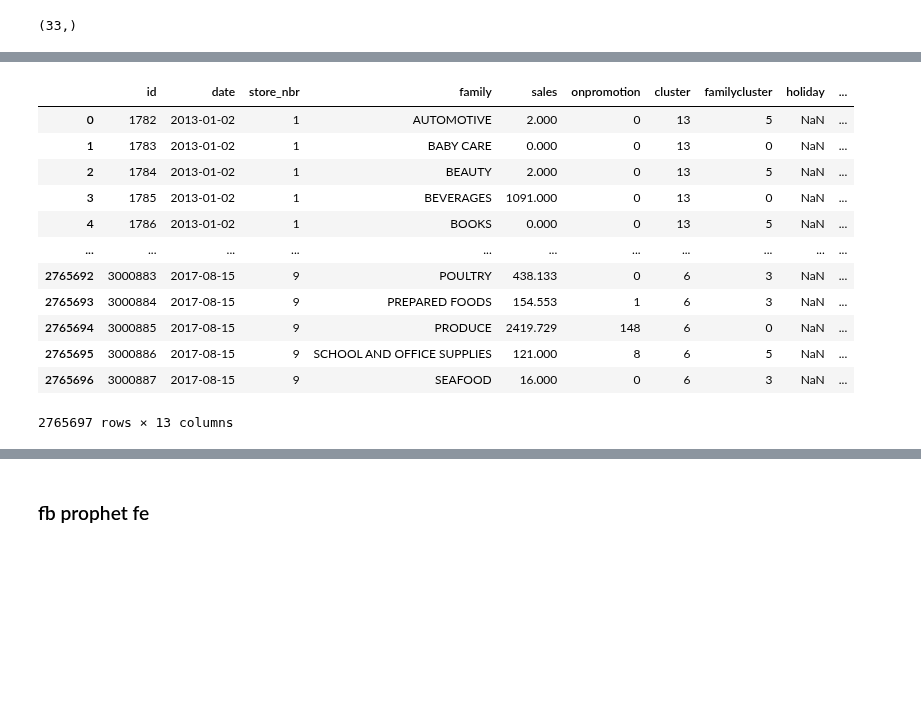
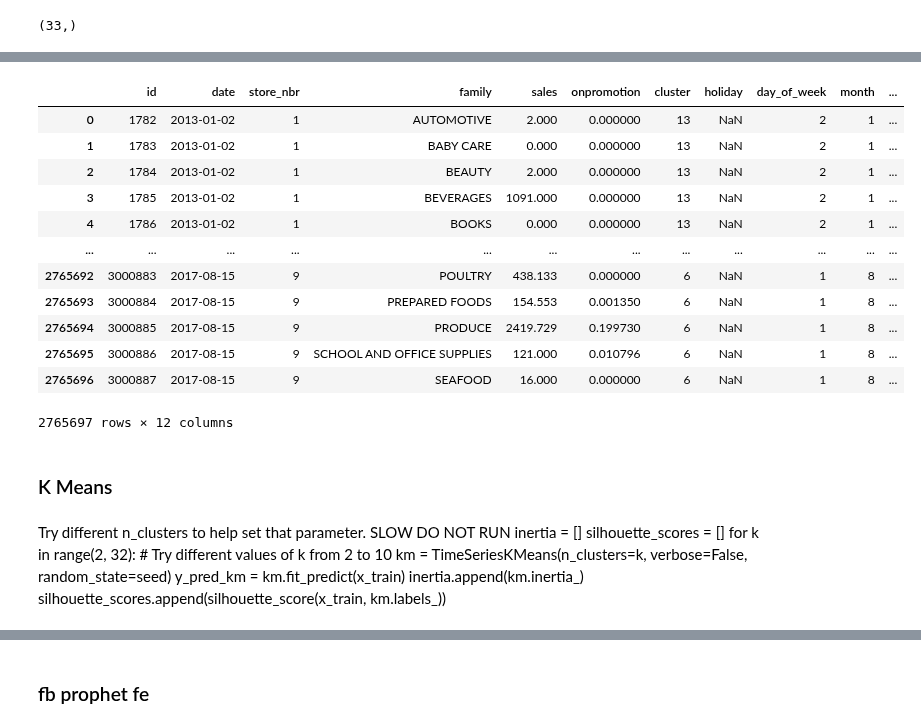
Before and after one commit to coryleroy1/Store-Sales, a Jupyter notebook: Feature Engineering/Feature Engineering.ipynb, the cells around one changed output, grey strips where cells are left out. Drawn from its saved outputs; the diff is of its cells as text; code cells hidden in the pictures; blank space fills up the shorter version.

```diff
--- a/Feature Engineering/Feature Engineering.ipynb
+++ b/Feature Engineering/Feature Engineering.ipynb
@@ -479,16 +417,25 @@ dtype: object
-# %%
-df_train_merged
-# %% [output]
-|  | id | date | store_nbr | family | sales | onpromotion | cluster | familycluster | holiday | ... |
-| 0 | 1782 | 2013-01-02 | 1 | AUTOMOTIVE | 2.000 | 0 | 13 | 5 | NaN | ... |
-| 1 | 1783 | 2013-01-02 | 1 | BABY CARE | 0.000 | 0 | 13 | 0 | NaN | ... |
-| 2 | 1784 | 2013-01-02 | 1 | BEAUTY | 2.000 | 0 | 13 | 5 | NaN | ... |
-| 3 | 1785 | 2013-01-02 | 1 | BEVERAGES | 1091.000 | 0 | 13 | 0 | NaN | ... |
-| 4 | 1786 | 2013-01-02 | 1 | BOOKS | 0.000 | 0 | 13 | 5 | NaN | ... |
-| ... | ... | ... | ... | ... | ... | ... | ... | ... | ... | ... |
-| 2765692 | 3000883 | 2017-08-15 | 9 | POULTRY | 438.133 | 0 | 6 | 3 | NaN | ... |
-| 2765693 | 3000884 | 2017-08-15 | 9 | PREPARED FOODS | 154.553 | 1 | 6 | 3 | NaN | ... |
-| 2765694 | 3000885 | 2017-08-15 | 9 | PRODUCE | 2419.729 | 148 | 6 | 0 | NaN | ... |
-| 2765695 | 3000886 | 2017-08-15 | 9 | SCHOOL AND OFFICE SUPPLIES | 121.000 | 8 | 6 | 5 | NaN | ... |
-| 2765696 | 3000887 | 2017-08-15 | 9 | SEAFOOD | 16.000 | 0 | 6 | 3 | NaN | ... |
-2765697 rows × 13 columns
+# %%
+#scale numeric columns
+columns_to_scale = ['onpromotion','oil_price']
+# Introduce MinMaxScaler for primary FE
+scaler = MinMaxScaler()
+
+# Apply
+df_train_merged[columns_to_scale] = scaler.fit_transform(df_train_merged[columns_to_scale])
+df_train_merged
+# %% [output]
+|  | id | date | store_nbr | family | sales | onpromotion | cluster | holiday | day_of_week | month | ... |
+| 0 | 1782 | 2013-01-02 | 1 | AUTOMOTIVE | 2.000 | 0.000000 | 13 | NaN | 2 | 1 | ... |
+| 1 | 1783 | 2013-01-02 | 1 | BABY CARE | 0.000 | 0.000000 | 13 | NaN | 2 | 1 | ... |
+| 2 | 1784 | 2013-01-02 | 1 | BEAUTY | 2.000 | 0.000000 | 13 | NaN | 2 | 1 | ... |
+| 3 | 1785 | 2013-01-02 | 1 | BEVERAGES | 1091.000 | 0.000000 | 13 | NaN | 2 | 1 | ... |
+| 4 | 1786 | 2013-01-02 | 1 | BOOKS | 0.000 | 0.000000 | 13 | NaN | 2 | 1 | ... |
+| ... | ... | ... | ... | ... | ... | ... | ... | ... | ... | ... | ... |
+| 2765692 | 3000883 | 2017-08-15 | 9 | POULTRY | 438.133 | 0.000000 | 6 | NaN | 1 | 8 | ... |
+| 2765693 | 3000884 | 2017-08-15 | 9 | PREPARED FOODS | 154.553 | 0.001350 | 6 | NaN | 1 | 8 | ... |
+| 2765694 | 3000885 | 2017-08-15 | 9 | PRODUCE | 2419.729 | 0.199730 | 6 | NaN | 1 | 8 | ... |
+| 2765695 | 3000886 | 2017-08-15 | 9 | SCHOOL AND OFFICE SUPPLIES | 121.000 | 0.010796 | 6 | NaN | 1 | 8 | ... |
+| 2765696 | 3000887 | 2017-08-15 | 9 | SEAFOOD | 16.000 | 0.000000 | 6 | NaN | 1 | 8 | ... |
+2765697 rows × 12 columns
+# %% [markdown]
+### K Means ###
@@ -494,0 +461,9 @@ df_train_merged
+# %% [markdown]
+Try different n_clusters to help set that parameter. SLOW DO NOT RUN
+inertia = []
+silhouette_scores = []
+for k in range(2, 32):  # Try different values of k from 2 to 10
+    km = TimeSeriesKMeans(n_clusters=k, verbose=False, random_state=seed)
+    y_pred_km = km.fit_predict(x_train)
+    inertia.append(km.inertia_)
+    silhouette_scores.append(silhouette_score(x_train, km.labels_))
```
Also changed, not shown: parts of 55 cells of this notebook, 23 other files.
